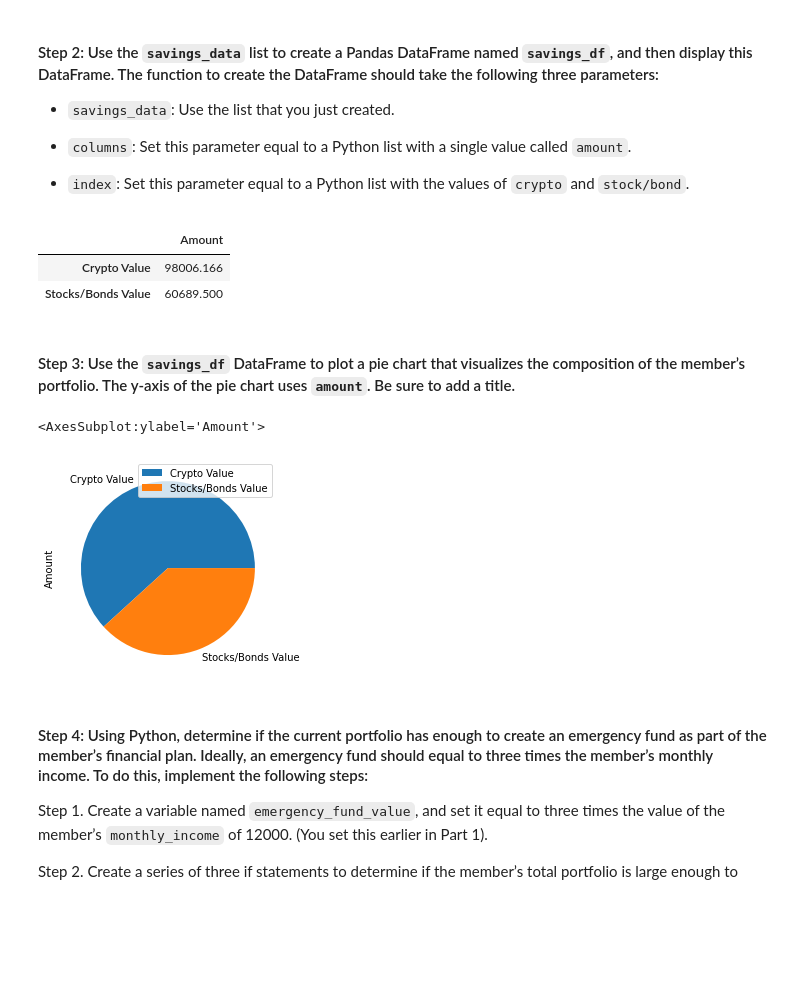
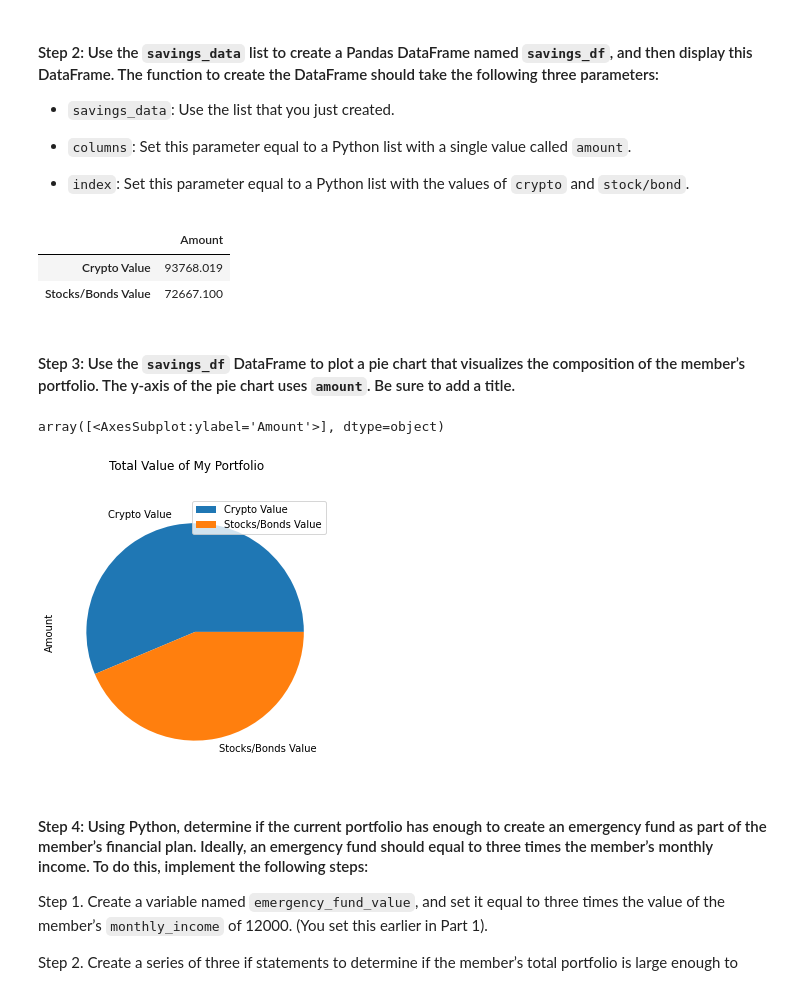
Before and after one commit to jcsung-star/Challenge_5, a Jupyter notebook: Starter_Code/financial_planning_tools.ipynb, the cells around one changed output. Saved outputs shown, nothing was run; the diff lists cells and outputs as text; code cells hidden in the pictures; blank space fills up the shorter version.

```diff
--- a/Starter_Code/financial_planning_tools.ipynb
+++ b/Starter_Code/financial_planning_tools.ipynb
@@ -213,8 +213,8 @@ timeframe = "1D"
 # Set both the start and end date at the date of your prior weekday
 # This will give you the closing price of the previous trading day
 # Alternatively you can use a start and end date of 2020-08-07
-start_date = pd.Timestamp("2020-08-07", tz="America/New_York").isoformat()
-end_date = pd.Timestamp("2020-08-07", tz="America/New_York").isoformat()
+start_date = pd.Timestamp("2021-10-21", tz="America/New_York").isoformat()
+end_date = pd.Timestamp("2021-10-21", tz="America/New_York").isoformat()
 # %% [markdown]
 #### Step 4: Get the current closing prices for `SPY` and `AGG` by using the Alpaca `get_barset` function. Format the response as a Pandas DataFrame by including the `df` property at the end of the `get_barset` function.
 # %%
@@ -337,28 +337,31 @@ display(savings_data)
 - `index`: Set this parameter equal to a Python list with the values of `crypto` and `stock/bond`.
 # %%
 # Create a Pandas DataFrame called savings_df
+
 savings_df = pd.DataFrame(savings_data,
     columns = ['Amount'],
     index = ['Crypto Value', 'Stocks/Bonds Value']
 )
-
 # Display the savings_df DataFrame
 savings_df
 # %% [output]
 |  | Amount |
-| Crypto Value | 98006.166 |
-| Stocks/Bonds Value | 60689.500 |
+| Crypto Value | 93768.019 |
+| Stocks/Bonds Value | 72667.100 |
 # %% [markdown]
 #### Step 3: Use the `savings_df` DataFrame to plot a pie chart that visualizes the composition of the member’s portfolio. The y-axis of the pie chart uses `amount`. Be sure to add a title.
 # %%
 # Plot the total value of the member's portfolio (crypto and stock/bond) in a pie chart
 
-savings_df.plot.pie(
-    y='Amount',
+savings_df.plot(
+    kind="pie",
+    title="Total Value of My Portfolio",
+    subplots=True,
+    figsize=(10,5)
 )
 # %% [output]
-<AxesSubplot:ylabel='Amount'>
+array([<AxesSubplot:ylabel='Amount'>], dtype=object)
-[figure, old version]
+[figure, new version]
 # %% [markdown]
 #### Step 4: Using Python, determine if the current portfolio has enough to create an emergency fund as part of the member’s financial plan. Ideally, an emergency fund should equal to three times the member’s monthly income. To do this, implement the following steps:
 
```
Also changed, not shown: parts of 35 cells of this notebook, 1 other file.
